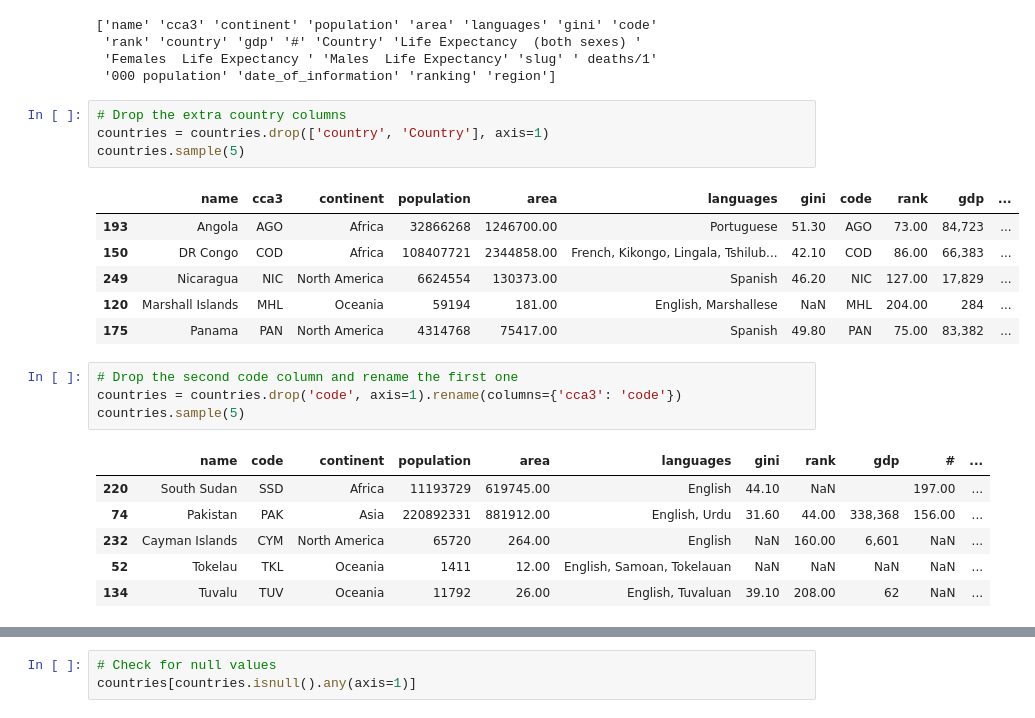
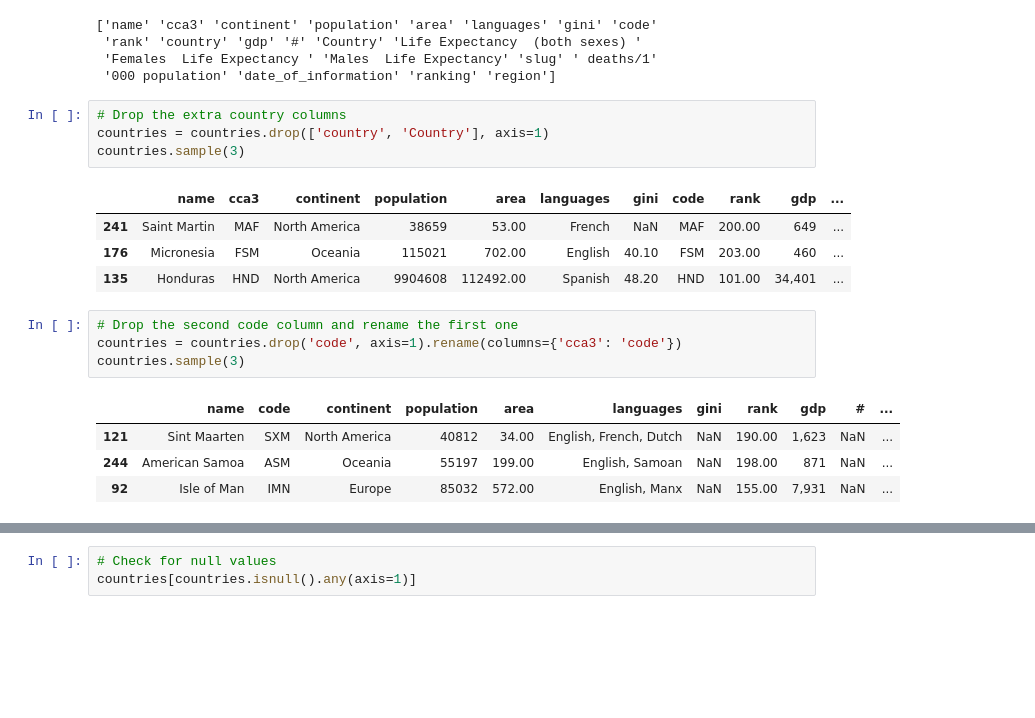
Before and after one commit to nadpierre/countries-eda-project, a Jupyter notebook: Country Analysis.ipynb, the cells around one changed output, grey strips where cells are left out. Drawn from its saved outputs; the diff is of its cells as text; blank space fills up the shorter version.

```diff
--- a/Country Analysis.ipynb
+++ b/Country Analysis.ipynb
@@ -319,25 +311,21 @@ print(countries.columns.values)
 # %%
 # Drop the extra country columns
 countries = countries.drop(['country', 'Country'], axis=1)
-countries.sample(5)
+countries.sample(3)
 # %% [output]
 |  | name | cca3 | continent | population | area | languages | gini | code | rank | gdp | ... |
-| 193 | Angola | AGO | Africa | 32866268 | 1246700.00 | Portuguese | 51.30 | AGO | 73.00 | 84,723 | ... |
-| 150 | DR Congo | COD | Africa | 108407721 | 2344858.00 | French, Kikongo, Lingala, Tshilub... | 42.10 | COD | 86.00 | 66,383 | ... |
-| 249 | Nicaragua | NIC | North America | 6624554 | 130373.00 | Spanish | 46.20 | NIC | 127.00 | 17,829 | ... |
-| 120 | Marshall Islands | MHL | Oceania | 59194 | 181.00 | English, Marshallese | NaN | MHL | 204.00 | 284 | ... |
-| 175 | Panama | PAN | North America | 4314768 | 75417.00 | Spanish | 49.80 | PAN | 75.00 | 83,382 | ... |
+| 241 | Saint Martin | MAF | North America | 38659 | 53.00 | French | NaN | MAF | 200.00 | 649 | ... |
+| 176 | Micronesia | FSM | Oceania | 115021 | 702.00 | English | 40.10 | FSM | 203.00 | 460 | ... |
+| 135 | Honduras | HND | North America | 9904608 | 112492.00 | Spanish | 48.20 | HND | 101.00 | 34,401 | ... |
 # %%
 # Drop the second code column and rename the first one
 countries = countries.drop('code', axis=1).rename(columns={'cca3': 'code'})
-countries.sample(5)
+countries.sample(3)
 # %% [output]
 |  | name | code | continent | population | area | languages | gini | rank | gdp | # | ... |
-| 220 | South Sudan | SSD | Africa | 11193729 | 619745.00 | English | 44.10 | NaN |  | 197.00 | ... |
-| 74 | Pakistan | PAK | Asia | 220892331 | 881912.00 | English, Urdu | 31.60 | 44.00 | 338,368 | 156.00 | ... |
-| 232 | Cayman Islands | CYM | North America | 65720 | 264.00 | English | NaN | 160.00 | 6,601 | NaN | ... |
-| 52 | Tokelau | TKL | Oceania | 1411 | 12.00 | English, Samoan, Tokelauan | NaN | NaN | NaN | NaN | ... |
-| 134 | Tuvalu | TUV | Oceania | 11792 | 26.00 | English, Tuvaluan | 39.10 | 208.00 | 62 | NaN | ... |
+| 121 | Sint Maarten | SXM | North America | 40812 | 34.00 | English, French, Dutch | NaN | 190.00 | 1,623 | NaN | ... |
+| 244 | American Samoa | ASM | Oceania | 55197 | 199.00 | English, Samoan | NaN | 198.00 | 871 | NaN | ... |
+| 92 | Isle of Man | IMN | Europe | 85032 | 572.00 | English, Manx | NaN | 155.00 | 7,931 | NaN | ... |
 # %%
 # Drop all other non relevant columns and rename life expectancy and death rate
 countries = countries.drop(['#',
```
Also changed, not shown: parts of 22 cells of this notebook, 1 other file.
